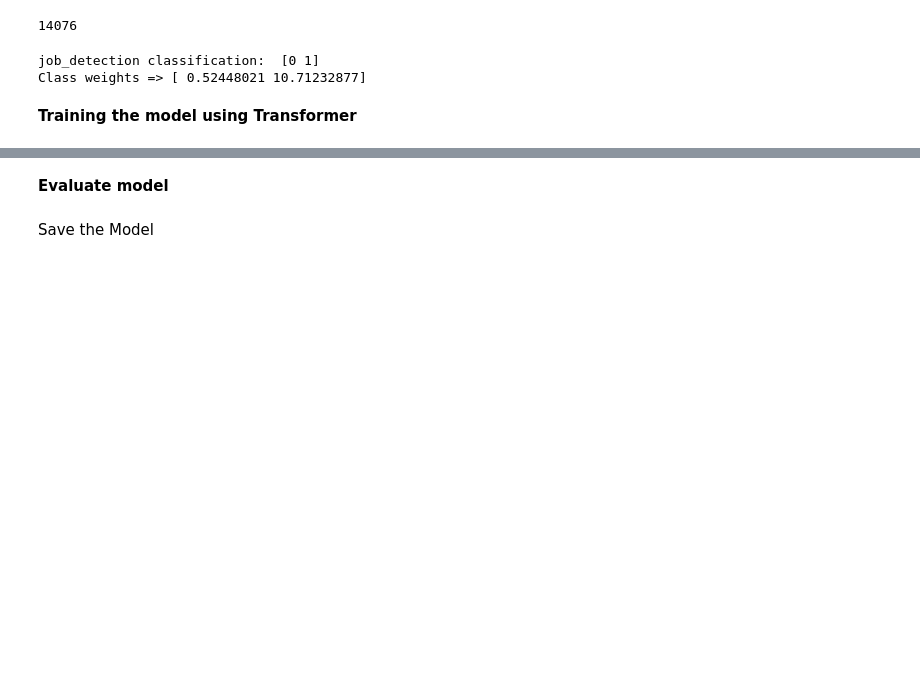
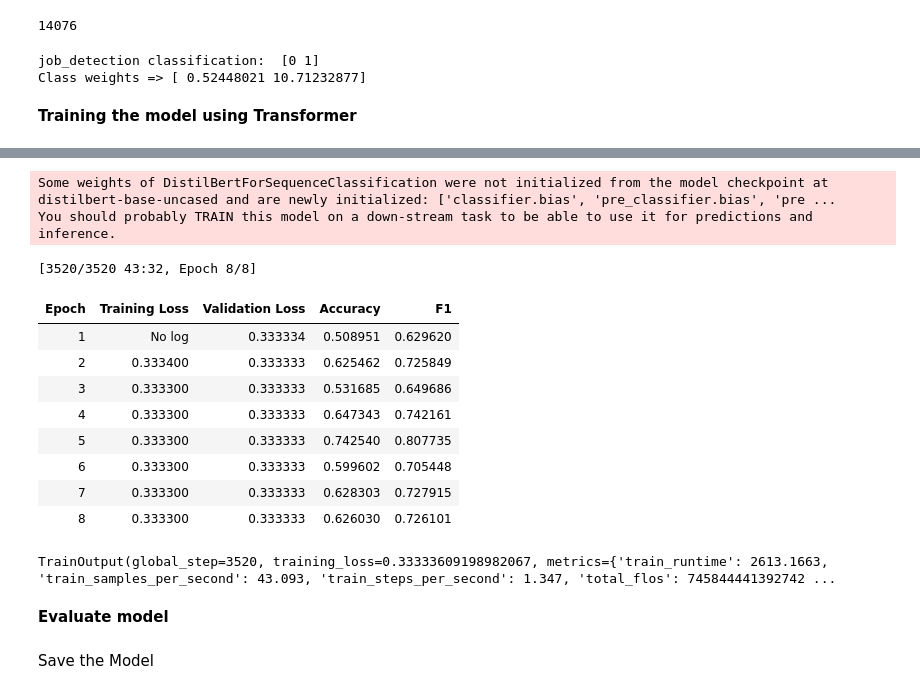
Before and after one commit to Michael-HK/Fake-Job-detection, a Jupyter notebook: fake_job_Detection.ipynb, the cells around one changed output, grey strips where cells are left out. Saved outputs shown, nothing was run; the diff lists cells and outputs as text; code cells hidden in the pictures; blank space fills up the shorter version.

```diff
--- a/fake_job_Detection.ipynb
+++ b/fake_job_Detection.ipynb
@@ -496,7 +500,7 @@ import torch.nn.utils.rnn as rnn_utils
 from transformers import DistilBertTokenizerFast
 
 ## Import BERT tokenizer
-MAX_LEN = 512
+MAX_LEN = 256
 
 tokenizer = DistilBertTokenizerFast.from_pretrained('distilbert-base-uncased')
 
@@ -660,27 +731,47 @@ trainer_2.train()
 # %%
 #==== using Sadice loss=========================
+num_labels = 2
+id2label = {0: 'not_Fake', 1: 'Fake'}
+label2id = {'not_Fake': 0, 'Fake': 1}
+model_name = "distilbert-base-uncased"
+model3 = (DistilBertForSequenceClassification.from_pretrained(model_name, num_labels=num_labels,
+                                                            id2label=id2label, label2id=label2id).to(device))
 
-training_args = TrainingArguments(output_dir="./custom2_results",
+training_args = TrainingArguments(output_dir="./custom3_results",
                                   num_train_epochs=8,
                                   learning_rate=2e-5,
                                   per_device_train_batch_size=batch_size,
                                   per_device_eval_batch_size=batch_size,
                                   load_best_model_at_end=True,
                                   metric_for_best_model="f1",
-                                  logging_dir='./custom2_logs',
+                                  logging_dir='./custom3_logs',
                                   weight_decay=0.01,
                                   evaluation_strategy="epoch",
                                   save_strategy="epoch",
                                   disable_tqdm=False)
 
 trainer_3 = CustomTrainerSadice(
-    model=model,
+    model=model3,
     compute_metrics=compute_metrics,
     args=training_args,
     train_dataset=train_datasets,
     eval_dataset=val_datasets
 )
 trainer_3.train()
+# %% [output]
+Some weights of DistilBertForSequenceClassification were not initialized from the model checkpoint at distilbert-base-uncased and are newly initialized: ['classifier.bias', 'pre_classifier.bias', 'pre ...
+You should probably TRAIN this model on a down-stream task to be able to use it for predictions and inference.
+[3520/3520 43:32, Epoch 8/8]
+| Epoch | Training Loss | Validation Loss | Accuracy | F1 |
+| 1 | No log | 0.333334 | 0.508951 | 0.629620 |
+| 2 | 0.333400 | 0.333333 | 0.625462 | 0.725849 |
+| 3 | 0.333300 | 0.333333 | 0.531685 | 0.649686 |
+| 4 | 0.333300 | 0.333333 | 0.647343 | 0.742161 |
+| 5 | 0.333300 | 0.333333 | 0.742540 | 0.807735 |
+| 6 | 0.333300 | 0.333333 | 0.599602 | 0.705448 |
+| 7 | 0.333300 | 0.333333 | 0.628303 | 0.727915 |
+| 8 | 0.333300 | 0.333333 | 0.626030 | 0.726101 |
+TrainOutput(global_step=3520, training_loss=0.33333609198982067, metrics={'train_runtime': 2613.1663, 'train_samples_per_second': 43.093, 'train_steps_per_second': 1.347, 'total_flos': 745844441392742 ...
 # %% [markdown]
 **Evaluate model**
 # %%
```
Also changed, not shown: parts of 9 cells of this notebook.
